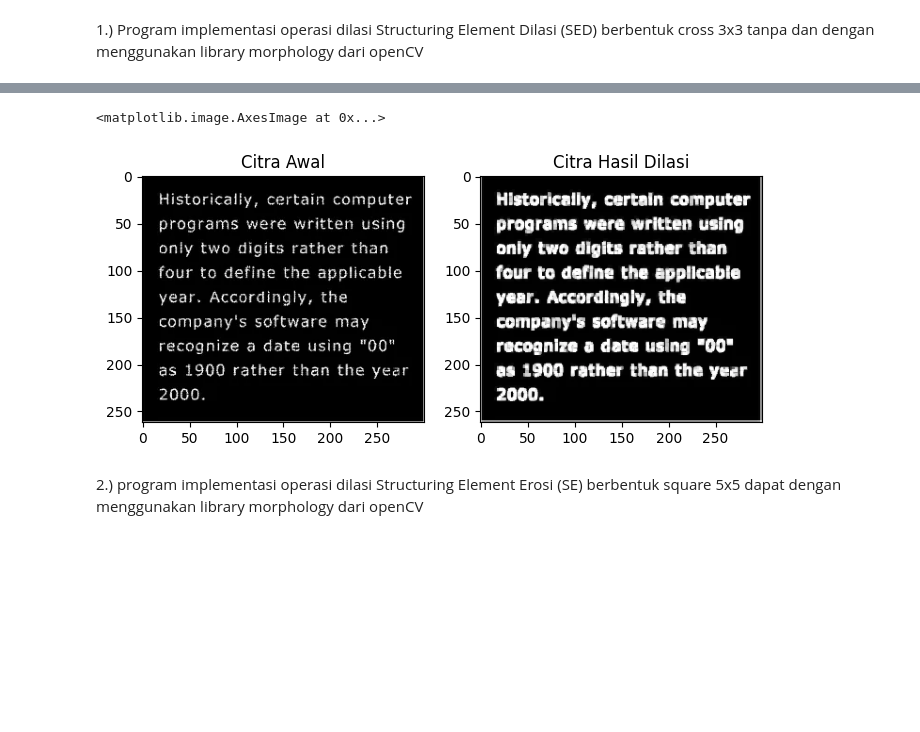
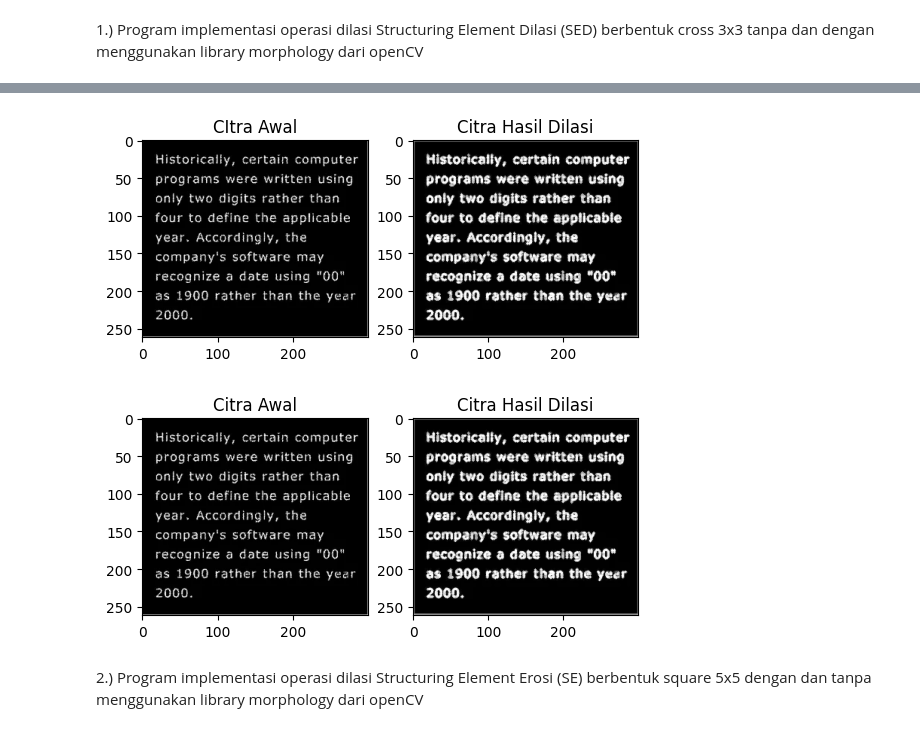
Before and after one commit to tasyasvdh09/PCVK_Genap_2023, a Jupyter notebook: PCVK_Modul_9.ipynb, the cells around one changed output, grey strips where cells are left out. Cells and saved outputs as stored; diff of their text form; code cells hidden in the pictures; blank space fills up the shorter version.

```diff
--- a/PCVK_Modul_9.ipynb
+++ b/PCVK_Modul_9.ipynb
@@ -51,22 +21,41 @@ axs[1].imshow(output_image, cmap='gray')
-# %%
-#Menggunakan library morphology dari opencv
-
-input_image = cv2.imread('/content/drive/MyDrive/PCVK/images/morphology.png')
-
-se = np.ones((3,3))
-
-output_image = cv2.morphologyEx(input_image, cv2.MORPH_DILATE, se)
-
-fig, axs = plt.subplots(1, 2, figsize=(8,4))
-
-axs[0].set_title("Citra Awal")
-axs[0].imshow(input_image)
-
-axs[1].set_title("Citra Hasil Dilasi")
-axs[1].imshow(output_image)
-# %% [output]
-<matplotlib.image.AxesImage at 0x...>
-[figure, removed]
+# %%
+# Without Using the morphologyEx library from OpenCV
+
+# Load the input image
+img = cv2.imread('/content/drive/MyDrive/PCVK/images/morphology.png', 0)
+
+# Define the kernel for dilation
+kernel = np.zeros((3,3), dtype=np.uint8)
+kernel[1,:] = 1
+kernel[:,1] = 1
+
+# Perform the dilation operation on the image using the defined kernel
+dilation = cv2.dilate(img, kernel)
+
+# Display the original image and the dilated image side by side
+plt.subplot(121),plt.imshow(img, cmap='gray'),plt.title('CItra Awal')
+plt.subplot(122),plt.imshow(dilation, cmap='gray'),plt.title('Citra Hasil Dilasi')
+plt.show()
+# %% [output]
+[figure, added]
+# %%
+# Using the morphologyEx library from OpenCV
+
+# Load the input image
+img = cv2.imread('/content/drive/MyDrive/PCVK/images/morphology.png', 0)
+
+# Define the kernel for dilation
+kernel = cv2.getStructuringElement(cv2.MORPH_CROSS,(3,3))
+
+# Perform the dilation operation on the image using the defined kernel
+dilation = cv2.morphologyEx(img, cv2.MORPH_DILATE, kernel)
+
+# Display the original image and the dilated image side by side
+plt.subplot(121),plt.imshow(img, cmap='gray'),plt.title('Citra Awal')
+plt.subplot(122),plt.imshow(dilation, cmap='gray'),plt.title('Citra Hasil Dilasi')
+plt.show()
+# %% [output]
+[figure, added]
 # %% [markdown]
-2.) program implementasi operasi dilasi Structuring Element Erosi (SE) berbentuk
-square 5x5 dapat dengan menggunakan library morphology dari openCV
+2.) Program implementasi operasi dilasi Structuring Element Erosi (SE) berbentuk
+square 5x5 dengan dan tanpa menggunakan library morphology dari openCV
```
Also changed, not shown: parts of 21 cells of this notebook.
